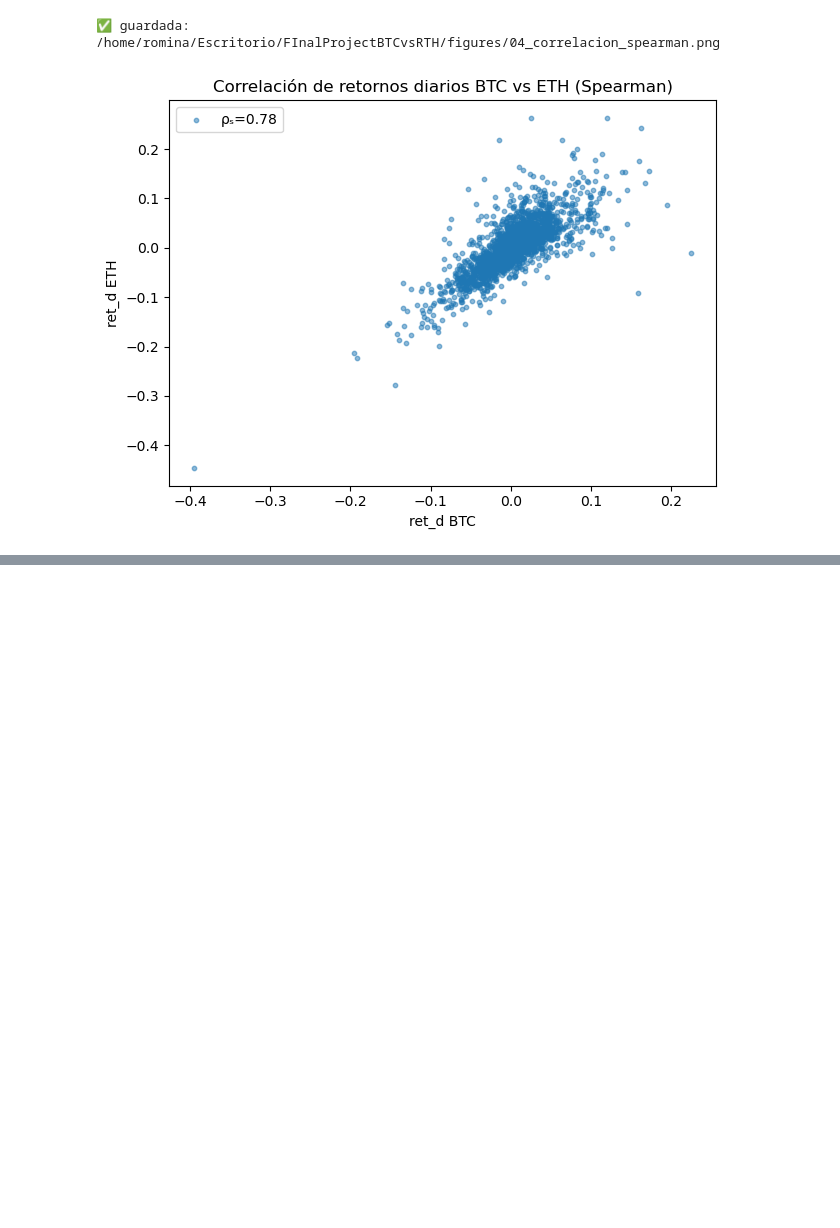
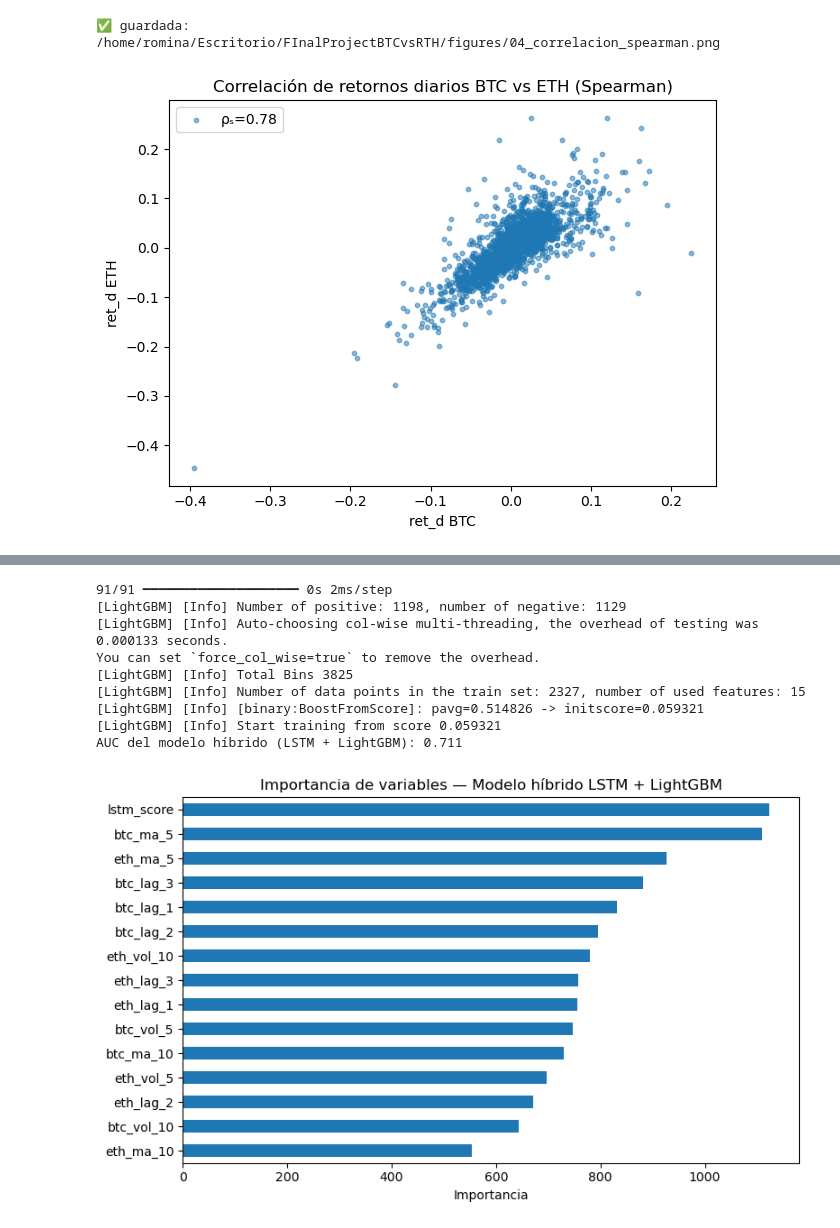
Before and after one commit to Romina-Castillo46110/BTCvsETH, a Jupyter notebook: finalProject.ipynb, the cells around one changed output, grey strips where cells are left out. Cells and saved outputs as stored; diff of their text form; code cells hidden in the pictures; blank space fills up the shorter version.

```diff
--- a/finalProject.ipynb
+++ b/finalProject.ipynb
@@ -352,0 +598,71 @@ Reducción vs activo menos volátil = 0.0% (beneficio de diversificación).
+# %%
+# Este modelo combina la señal secuencial aprendida por el LSTM con las variables tabulares tradicionales del modelo LightGBM. De esta forma, LightGBM puede usar la "memoria" del LSTM como una nueva feature.
+
+from lightgbm import LGBMClassifier
+from sklearn.model_selection import train_test_split
+from sklearn.metrics import roc_auc_score
+import pandas as pd
+import matplotlib.pyplot as plt
+
+#Generamos las predicciones del LSTM para todo el conjunto de datos (menos los primeros time_steps)
+# Usamos el generador de secuencias ya escalado (X_scaled, y)
+lstm_pred = model.predict(generator)  # Predicciones de probabilidad (0–1)
+
+# Alineamos con el dataset original (perdemos los primeros 'time_steps')
+data_hybrid = data.iloc[time_steps:].copy()
+data_hybrid["lstm_score"] = lstm_pred
+
+#Definimos las features híbridas
+# Usamos las mismas features que el modelo base + la predicción LSTM
+features_hybrid = [
+    "btc_lag_1", "btc_lag_2", "btc_lag_3",
+    "btc_ma_5", "btc_ma_10", "btc_vol_5", "btc_vol_10",
+    "eth_lag_1", "eth_lag_2", "eth_lag_3",
+    "eth_ma_5", "eth_ma_10", "eth_vol_5", "eth_vol_10",
+    "lstm_score"
+]
+
+X = data_hybrid[features_hybrid]
+y = data_hybrid["target"]
+
+#División temporal (sin mezclar fechas)
+X_train, X_test, y_train, y_test = train_test_split(
+    X, y, test_size=0.2, shuffle=False
+)
+
+#Entrenamiento del modelo híbrido con LightGBM
+model_hybrid = LGBMClassifier(
+    n_estimators=400,
+    learning_rate=0.05,
+    num_leaves=31,
+    subsample=0.8,
+    colsample_bytree=0.8,
+    random_state=42
+)
+
+model_hybrid.fit(X_train, y_train)
+
+#Evaluación del modelo híbrido
+y_proba = model_hybrid.predict_proba(X_test)[:, 1]
+auc = roc_auc_score(y_test, y_proba)
+print(f"AUC del modelo híbrido (LSTM + LightGBM): {auc:.3f}")
+
+#Importancia de variables
+importances = pd.Series(model_hybrid.feature_importances_, index=features_hybrid)
+importances.sort_values(ascending=True).plot(kind="barh", figsize=(8,5))
+plt.title("Importancia de variables — Modelo híbrido LSTM + LightGBM")
+plt.xlabel("Importancia")
+plt.tight_layout()
+plt.savefig("figures/importance_hybrid_model.png", dpi=300, bbox_inches="tight")
+plt.show()
+# %% [output]
+91/91 ━━━━━━━━━━━━━━━━━━━━ 0s 2ms/step
+[LightGBM] [Info] Number of positive: 1198, number of negative: 1129
+[LightGBM] [Info] Auto-choosing col-wise multi-threading, the overhead of testing was 0.000133 seconds.
+You can set `force_col_wise=true` to remove the overhead.
+[LightGBM] [Info] Total Bins 3825
+[LightGBM] [Info] Number of data points in the train set: 2327, number of used features: 15
+[LightGBM] [Info] [binary:BoostFromScore]: pavg=0.514826 -> initscore=0.059321
+[LightGBM] [Info] Start training from score 0.059321
+AUC del modelo híbrido (LSTM + LightGBM): 0.711
+[figure, added]
```
Also changed, not shown: parts of 24 cells of this notebook, 14 other files.
